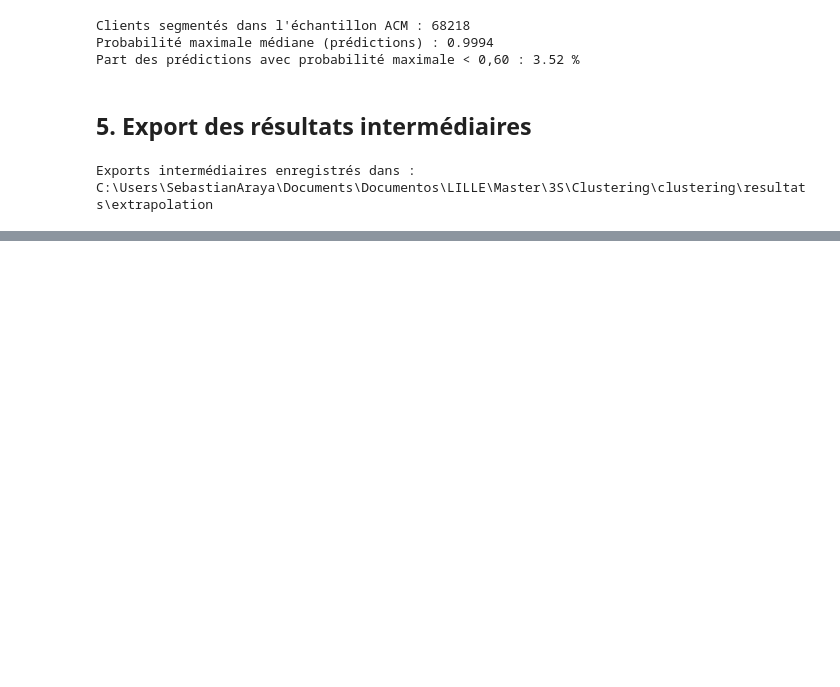
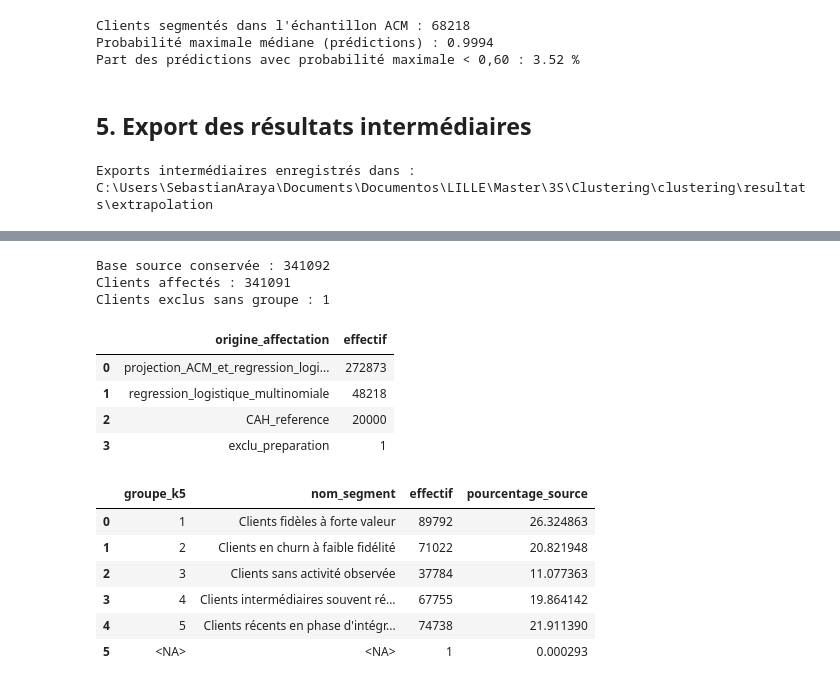
Before and after one commit to sebaarayacastro1/clustering, a Jupyter notebook: notebooks/06_extrapolation_clusters.ipynb, the cells around one changed output, grey strips where cells are left out. Cells and saved outputs as stored; diff of their text form; code cells hidden in the pictures; blank space fills up the shorter version.

```diff
--- a/notebooks/06_extrapolation_clusters.ipynb
+++ b/notebooks/06_extrapolation_clusters.ipynb
@@ -199,0 +345,72 @@ Les probabilités affichées mesurent la confiance du classifieur dans la reprod
+# %%
+# Correspondance reconstruite depuis l'ordre de l'échantillonnage du notebook 02.
+base_acm_avec_source = base_acm_segmentee.copy()
+base_acm_avec_source["indice_ligne_source"] = indices_echantillon[
+    base_acm_avec_source["position_echantillon"].to_numpy(dtype=int)
+]
+if "indice_ligne_source" in base_acm_segmentee.columns and not np.array_equal(
+    base_acm_segmentee["indice_ligne_source"].to_numpy(),
+    base_acm_avec_source["indice_ligne_source"].to_numpy()
+):
+    raise ValueError("La correspondance des indices source de la partie A a changé.")
+
+colonnes_sortie = [
+    "indice_ligne_source", "position_echantillon", "groupe_k5", "nom_segment",
+    "origine_affectation", "probabilite_max",
+] + [f"probabilite_G{i}" for i in range(1, 6)]
+
+exclus = pd.DataFrame({
+    "indice_ligne_source": indices_exclus,
+    "position_echantillon": pd.Series([pd.NA] * len(indices_exclus), dtype="Int64"),
+    "groupe_k5": pd.Series([pd.NA] * len(indices_exclus), dtype="Int64"),
+    "nom_segment": pd.Series([pd.NA] * len(indices_exclus), dtype="string"),
+    "origine_affectation": "exclu_preparation",
+    "probabilite_max": np.nan,
+})
+for indice in range(1, 6):
+    exclus[f"probabilite_G{indice}"] = np.nan
+
+base_complete_segmentee = pd.concat(
+    [base_acm_avec_source[colonnes_sortie], hors_acm_predits[colonnes_sortie], exclus[colonnes_sortie]],
+    ignore_index=True,
+).sort_values("indice_ligne_source", kind="stable").reset_index(drop=True)
+base_complete_segmentee["groupe_k5"] = base_complete_segmentee["groupe_k5"].astype("Int64")
+base_complete_segmentee["position_echantillon"] = base_complete_segmentee["position_echantillon"].astype("Int64")
+
+verifier_couverture_finale(
+    base_complete_segmentee,
+    nombre_brut=len(donnees_brutes),
+    nombre_acm=len(coordonnees),
+    nombre_hors_acm=len(indices_hors_acm),
+    nombre_exclus=len(indices_exclus),
+)
+
+origines = base_complete_segmentee["origine_affectation"].value_counts().rename_axis(
+    "origine_affectation"
+).reset_index(name="effectif")
+repartition_finale = (
+    base_complete_segmentee.groupby(["groupe_k5", "nom_segment"], dropna=False)
+    .size().rename("effectif").reset_index()
+)
+repartition_finale["pourcentage_source"] = 100 * repartition_finale["effectif"] / len(base_complete_segmentee)
+print("Base source conservée :", len(base_complete_segmentee))
+print("Clients affectés :", base_complete_segmentee["groupe_k5"].notna().sum())
+print("Clients exclus sans groupe :", base_complete_segmentee["groupe_k5"].isna().sum())
+display(origines)
+display(repartition_finale)
+# %% [output]
+Base source conservée : 341092
+Clients affectés : 341091
+Clients exclus sans groupe : 1
+|  | origine_affectation | effectif |
+| 0 | projection_ACM_et_regression_logi... | 272873 |
+| 1 | regression_logistique_multinomiale | 48218 |
+| 2 | CAH_reference | 20000 |
+| 3 | exclu_preparation | 1 |
+|  | groupe_k5 | nom_segment | effectif | pourcentage_source |
+| 0 | 1 | Clients fidèles à forte valeur | 89792 | 26.324863 |
+| 1 | 2 | Clients en churn à faible fidélité | 71022 | 20.821948 |
+| 2 | 3 | Clients sans activité observée | 37784 | 11.077363 |
+| 3 | 4 | Clients intermédiaires souvent ré... | 67755 | 19.864142 |
+| 4 | 5 | Clients récents en phase d'intégr... | 74738 | 21.911390 |
+| 5 | <NA> | <NA> | 1 | 0.000293 |
```
Also changed, not shown: parts of 16 cells of this notebook, 2 other files.
